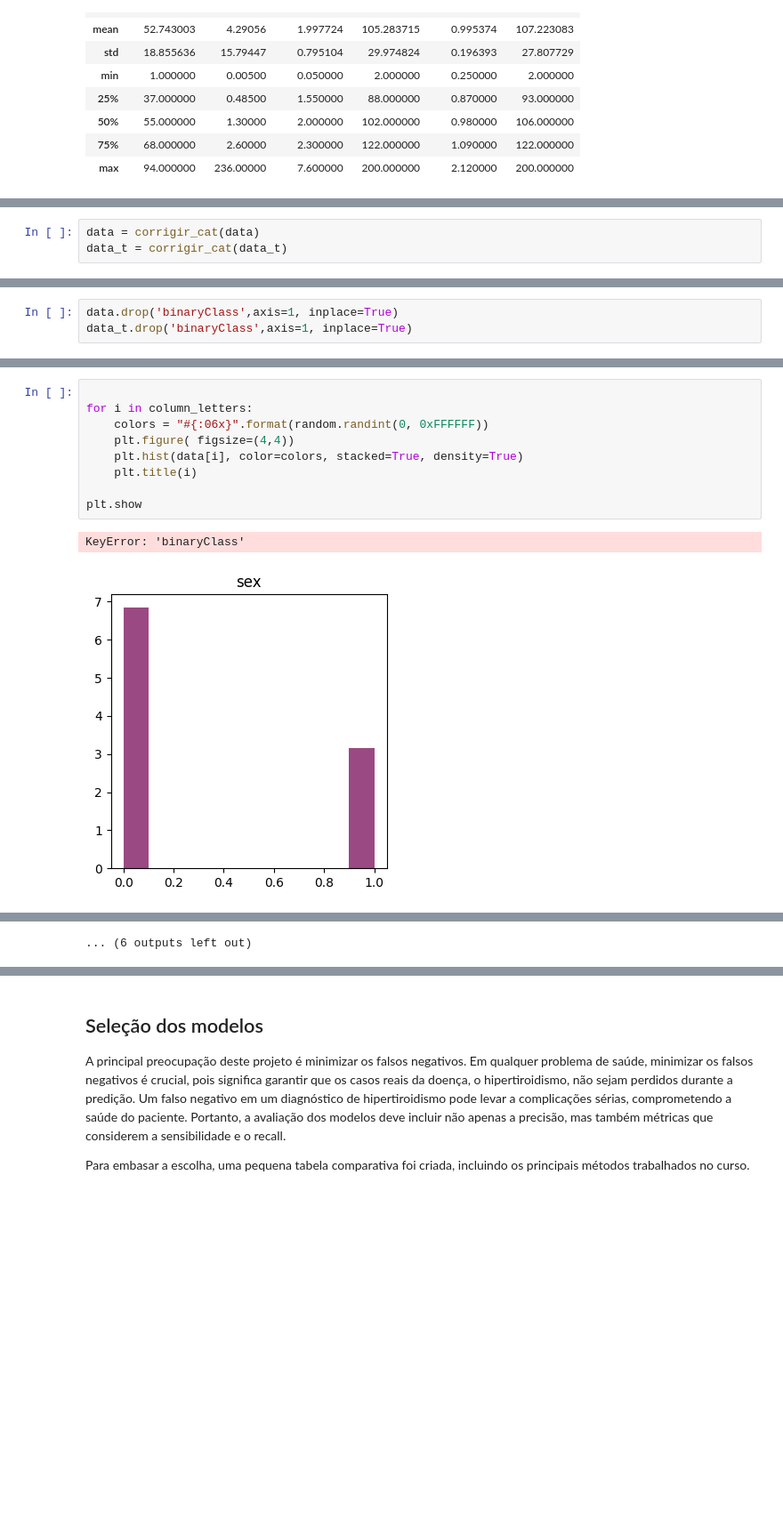
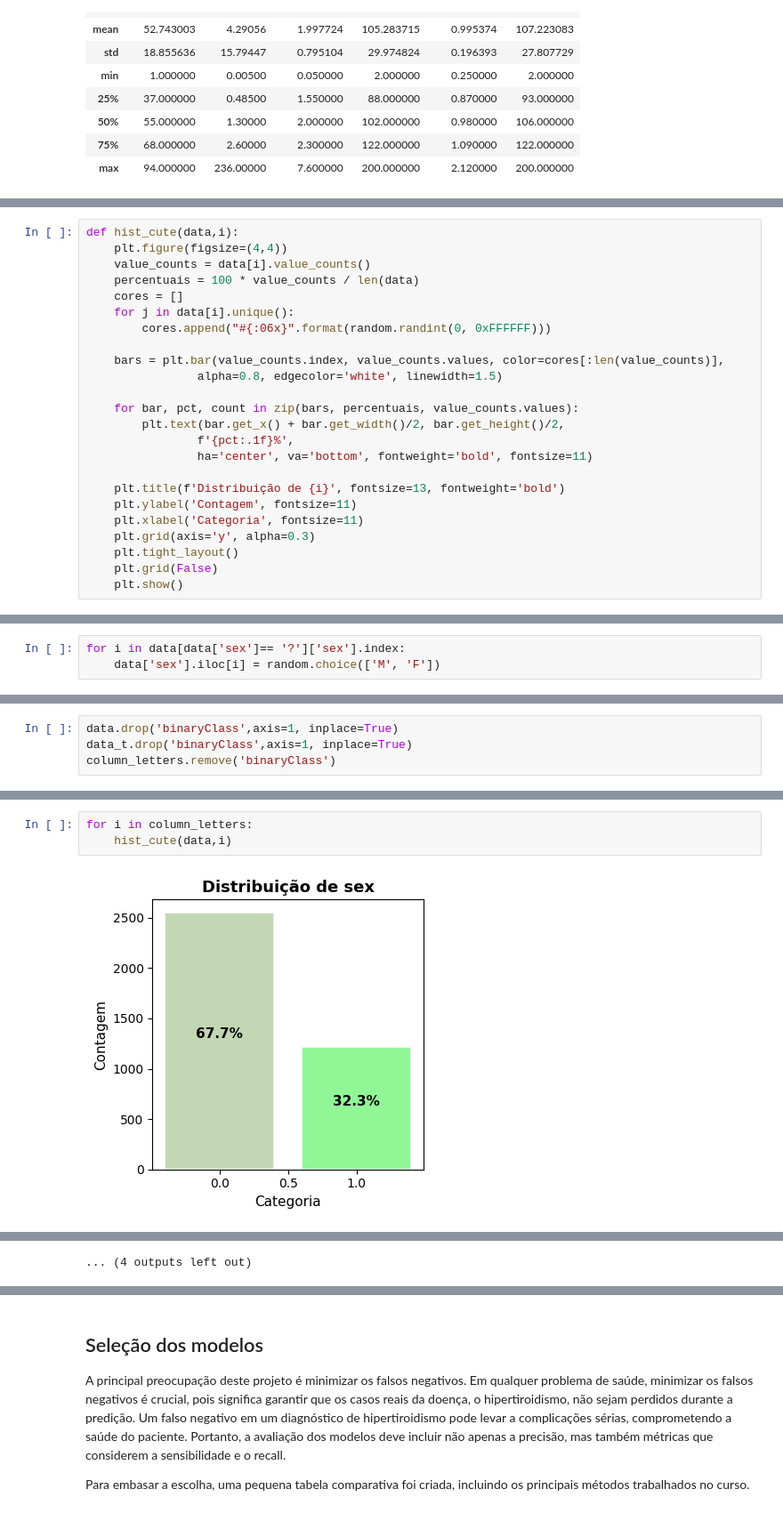
Before and after one commit to marinappdf/projetos-EBAC, a Jupyter notebook: Projeto Final/pred-hipertiroidismo.ipynb, the cells around one changed output, grey strips where cells are left out. Shown at 89% size. Saved outputs shown, nothing was run; the diff lists cells and outputs as text; blank space fills up the shorter version.

```diff
--- a/Projeto Final/pred-hipertiroidismo.ipynb
+++ b/Projeto Final/pred-hipertiroidismo.ipynb
@@ -465,0 +545,24 @@ A aplicação serã feita em ambas as bases.
+# %%
+def hist_cute(data,i):
+    plt.figure(figsize=(4,4))
+    value_counts = data[i].value_counts()
+    percentuais = 100 * value_counts / len(data)
+    cores = []
+    for j in data[i].unique():
+        cores.append("#{:06x}".format(random.randint(0, 0xFFFFFF)))
+
+    bars = plt.bar(value_counts.index, value_counts.values, color=cores[:len(value_counts)],
+                alpha=0.8, edgecolor='white', linewidth=1.5)
+
+    for bar, pct, count in zip(bars, percentuais, value_counts.values):
+        plt.text(bar.get_x() + bar.get_width()/2, bar.get_height()/2,
+                f'{pct:.1f}%',
+                ha='center', va='bottom', fontweight='bold', fontsize=11)
+
+    plt.title(f'Distribuição de {i}', fontsize=13, fontweight='bold')
+    plt.ylabel('Contagem', fontsize=11)
+    plt.xlabel('Categoria', fontsize=11)
+    plt.grid(axis='y', alpha=0.3)
+    plt.tight_layout()
+    plt.grid(False)
+    plt.show()
@@ -465,0 +575,3 @@ A aplicação serã feita em ambas as bases.
+# %%
+for i in data[data['sex']== '?']['sex'].index:
+    data['sex'].iloc[i] = random.choice(['M', 'F'])
@@ -495,5 +630,2 @@ def corrigir_cat(data):
-# %%
-data = corrigir_cat(data)
-data_t = corrigir_cat(data_t)
 # %% [markdown]
 
@@ -590,4 +686,5 @@ As variáveis com menor correlção, com valores abaixo de 0,01, são 'binaryCla
 # %%
 data.drop('binaryClass',axis=1, inplace=True)
 data_t.drop('binaryClass',axis=1, inplace=True)
+column_letters.remove('binaryClass')
 # %% [markdown]
@@ -597,12 +692,5 @@ Segue abaixo a densidade da distribuição cada uma das variáveis categóricas
 # %%
-
 for i in column_letters:
-    colors = "#{:06x}".format(random.randint(0, 0xFFFFFF))
-    plt.figure( figsize=(4,4))
-    plt.hist(data[i], color=colors, stacked=True, density=True)
-    plt.title(i)
-
-plt.show
+    hist_cute(data,i)
 # %% [output]
-KeyError: 'binaryClass'
-[figure, old version]
+[figure, new version]
@@ -619 +706,0 @@ KeyError: 'binaryClass'
-... (6 outputs left out)
@@ -620 +708,2 @@ KeyError: 'binaryClass'
+... (4 outputs left out)
 # %% [markdown]
```
Also changed, not shown: parts of 105 cells of this notebook.
